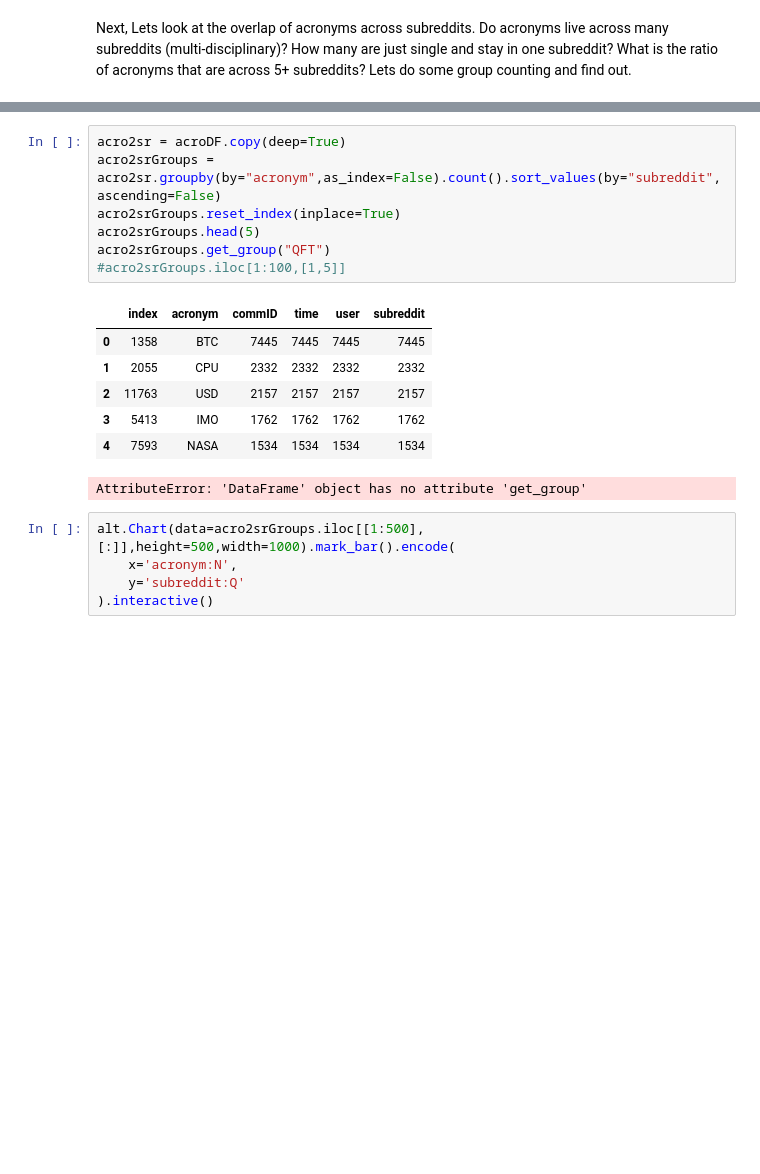
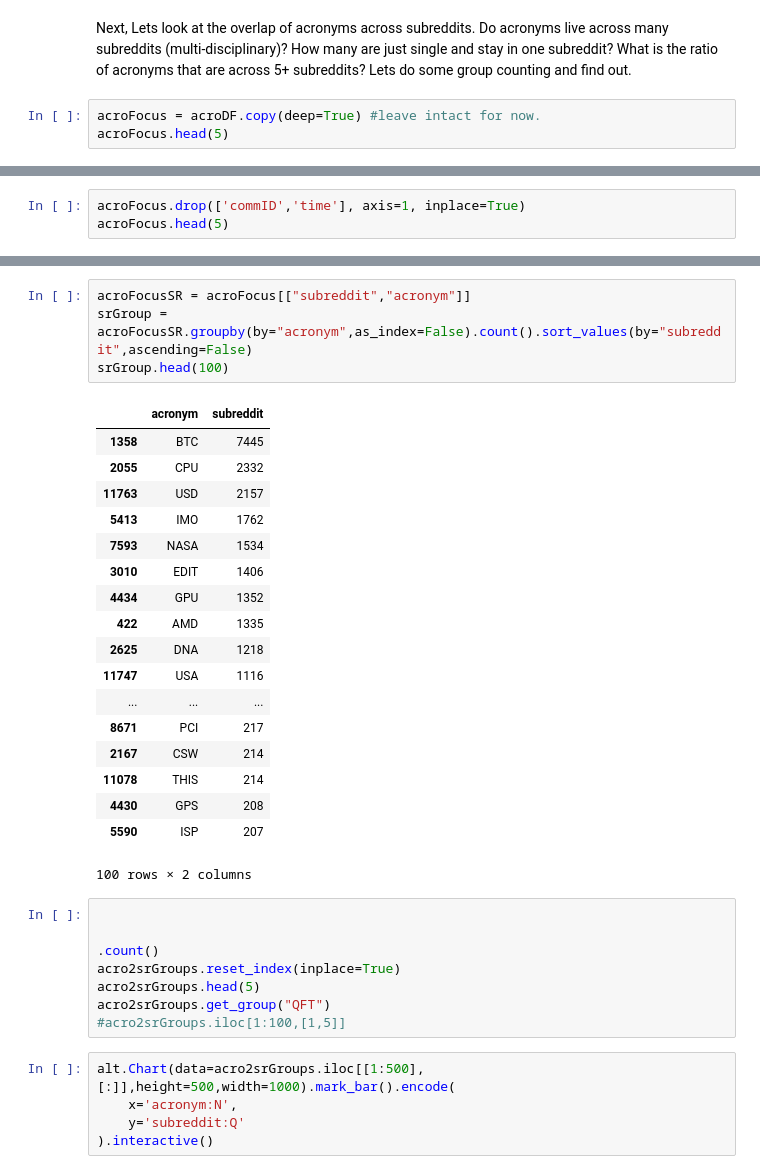
Before and after one commit to salbaroudi/RedditAnalytics, a Jupyter notebook: DataExp1.ipynb, the cells around one changed output, grey strips where cells are left out. Cells and saved outputs as stored; diff of their text form; blank space fills up the shorter version.

Commit message:
Worked on some groupings, narrowed focus of project significantly.

```diff
--- a/DataExp1.ipynb
+++ b/DataExp1.ipynb
@@ -229,3 +230,6 @@ Can we assume independence (probably not). This can be the focus of analysis lat
 # %% [markdown]
 Next, Lets look at the overlap of acronyms across subreddits. Do acronyms live across many subreddits (multi-disciplinary)? How many are just single and stay in one subreddit? What is the ratio of acronyms that are across 5+
 subreddits? Lets do some group counting and find out.
+# %%
+acroFocus = acroDF.copy(deep=True) #leave intact for now.
+acroFocus.head(5)
@@ -231,0 +244,3 @@ subreddits? Lets do some group counting and find out.
+# %%
+acroFocus.drop(['commID','time'], axis=1, inplace=True)
+acroFocus.head(5)
@@ -232,18 +254,34 @@ subreddits? Lets do some group counting and find out.
+# %%
+acroFocusSR = acroFocus[["subreddit","acronym"]]
+srGroup = acroFocusSR.groupby(by="acronym",as_index=False).count().sort_values(by="subreddit",ascending=False)
+srGroup.head(100)
+# %% [output]
+|  | acronym | subreddit |
+| 1358 | BTC | 7445 |
+| 2055 | CPU | 2332 |
+| 11763 | USD | 2157 |
+| 5413 | IMO | 1762 |
+| 7593 | NASA | 1534 |
+| 3010 | EDIT | 1406 |
+| 4434 | GPU | 1352 |
+| 422 | AMD | 1335 |
+| 2625 | DNA | 1218 |
+| 11747 | USA | 1116 |
+| ... | ... | ... |
+| 8671 | PCI | 217 |
+| 2167 | CSW | 214 |
+| 11078 | THIS | 214 |
+| 4430 | GPS | 208 |
+| 5590 | ISP | 207 |
+100 rows × 2 columns
 # %%
-acro2sr = acroDF.copy(deep=True)
-acro2srGroups = acro2sr.groupby(by="acronym",as_index=False).count().sort_values(by="subreddit",ascending=False)
+
+
+.count()
 acro2srGroups.reset_index(inplace=True)
 acro2srGroups.head(5)
 acro2srGroups.get_group("QFT")
 #acro2srGroups.iloc[1:100,[1,5]]
-# %% [output]
-|  | index | acronym | commID | time | user | subreddit |
-| 0 | 1358 | BTC | 7445 | 7445 | 7445 | 7445 |
-| 1 | 2055 | CPU | 2332 | 2332 | 2332 | 2332 |
-| 2 | 11763 | USD | 2157 | 2157 | 2157 | 2157 |
-| 3 | 5413 | IMO | 1762 | 1762 | 1762 | 1762 |
-| 4 | 7593 | NASA | 1534 | 1534 | 1534 | 1534 |
-AttributeError: 'DataFrame' object has no attribute 'get_group'
 # %%
 alt.Chart(data=acro2srGroups.iloc[[1:500],[:]],height=500,width=1000).mark_bar().encode(
     x='acronym:N',
```
Also changed, not shown: parts of 7 cells of this notebook, 2 other files.
